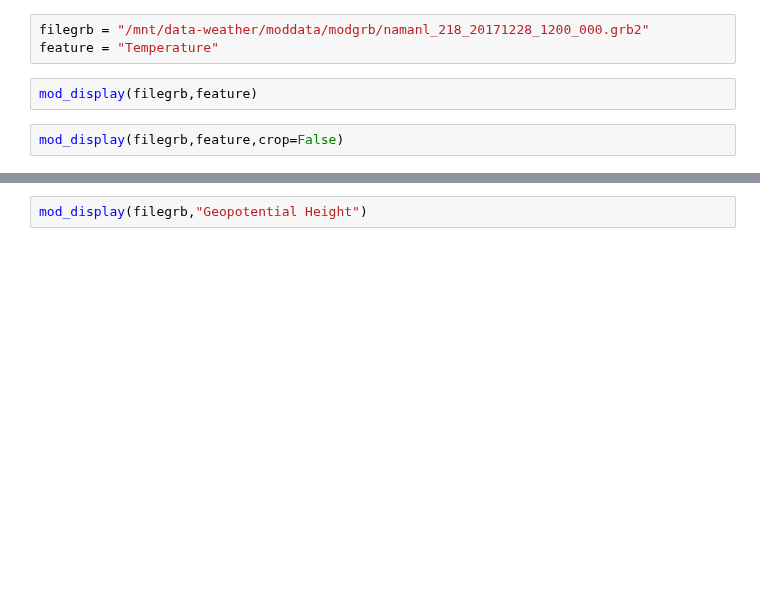
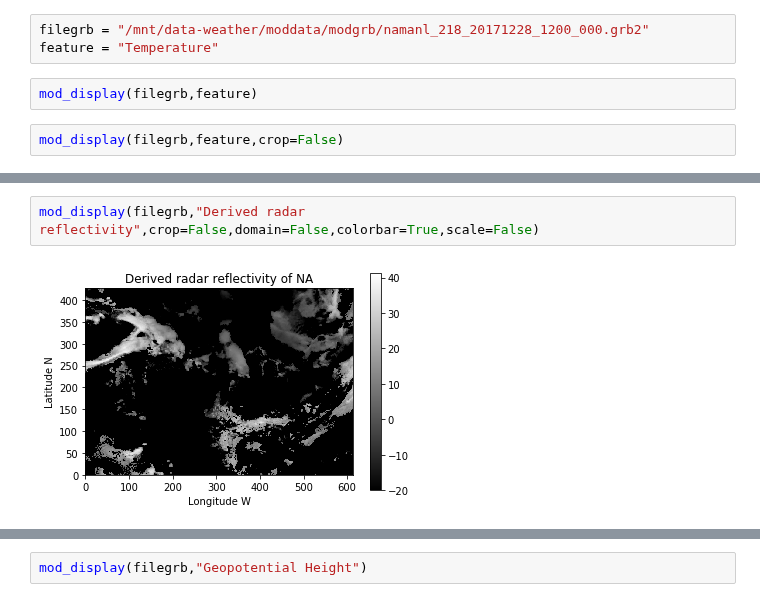
Before and after one commit to yuanzhou15/capstone-weather, a Jupyter notebook: rex/model-display.ipynb, the cells around one changed output, grey strips where cells are left out. Drawn from its saved outputs; the diff is of its cells as text; blank space fills up the shorter version.

```diff
--- a/rex/model-display.ipynb
+++ b/rex/model-display.ipynb
@@ -57,0 +117,4 @@ mod_display(filegrb,"Geopotential Height",crop=False)
+# %%
+mod_display(filegrb,"Derived radar reflectivity",crop=False,domain=False,colorbar=True,scale=False)
+# %% [output]
+[figure, added]
```
Also changed, not shown: parts of 9 cells of this notebook.
